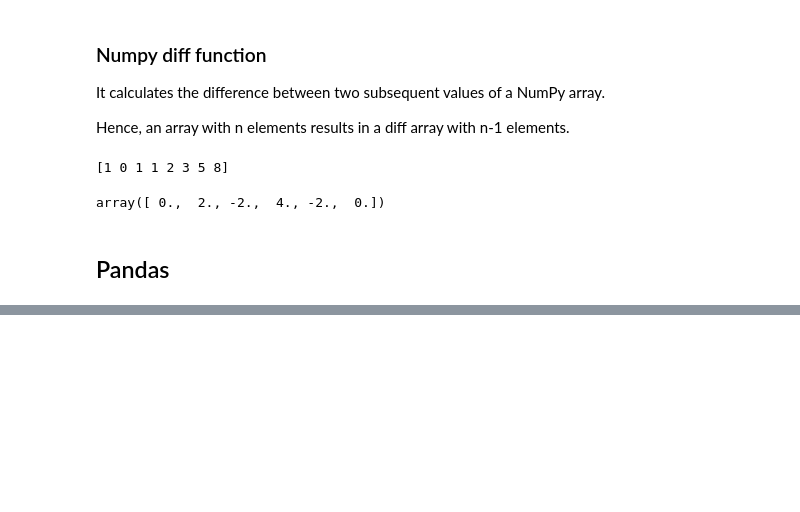
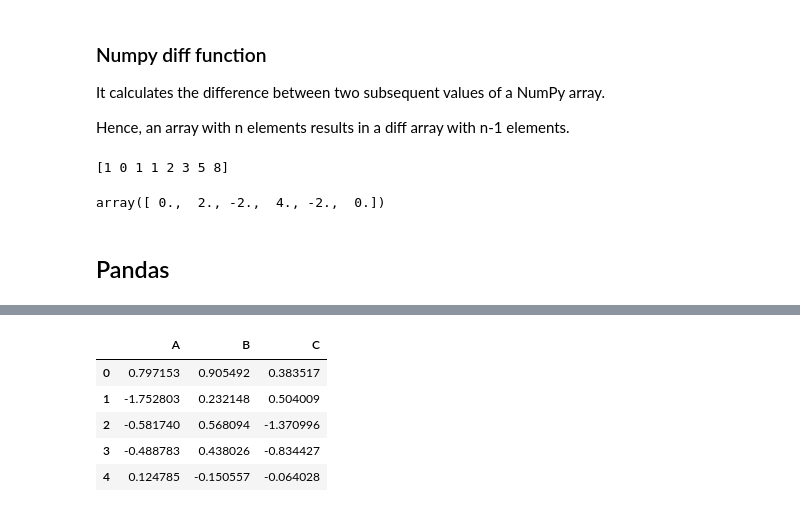
Before and after one commit to n-kono/msa8010, a Jupyter notebook: 03/03-NumpyPandas.ipynb, the cells around one changed output, grey strips where cells are left out. Drawn from its saved outputs; the diff is of its cells as text; code cells hidden in the pictures; blank space fills up the shorter version.

```diff
--- a/03/03-NumpyPandas.ipynb
+++ b/03/03-NumpyPandas.ipynb
@@ -470,0 +506,10 @@ s = pd.Series([1,3,5,np.nan,6,8], index=[x**2 for x in range(6)])
+# %%
+df = pd.DataFrame(np.random.randn(8, 3), columns=["A", "B", "C"])
+df.head()
+# %% [output]
+|  | A | B | C |
+| 0 | 0.797153 | 0.905492 | 0.383517 |
+| 1 | -1.752803 | 0.232148 | 0.504009 |
+| 2 | -0.581740 | 0.568094 | -1.370996 |
+| 3 | -0.488783 | 0.438026 | -0.834427 |
+| 4 | 0.124785 | -0.150557 | -0.064028 |
```
Also changed, not shown: parts of 20 cells of this notebook.
